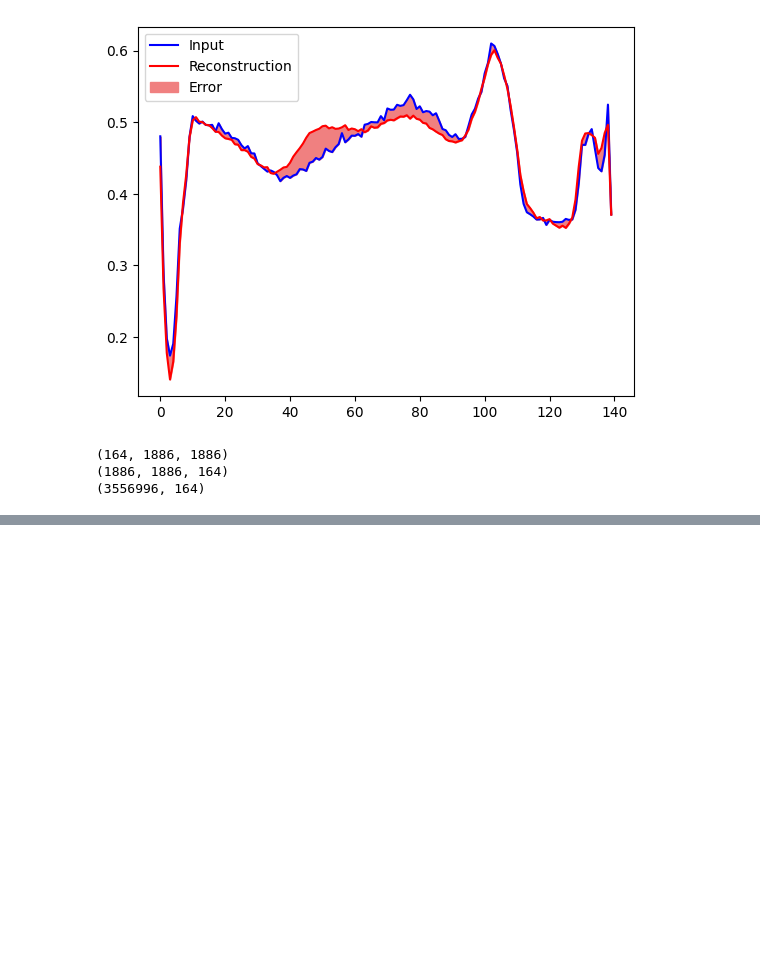
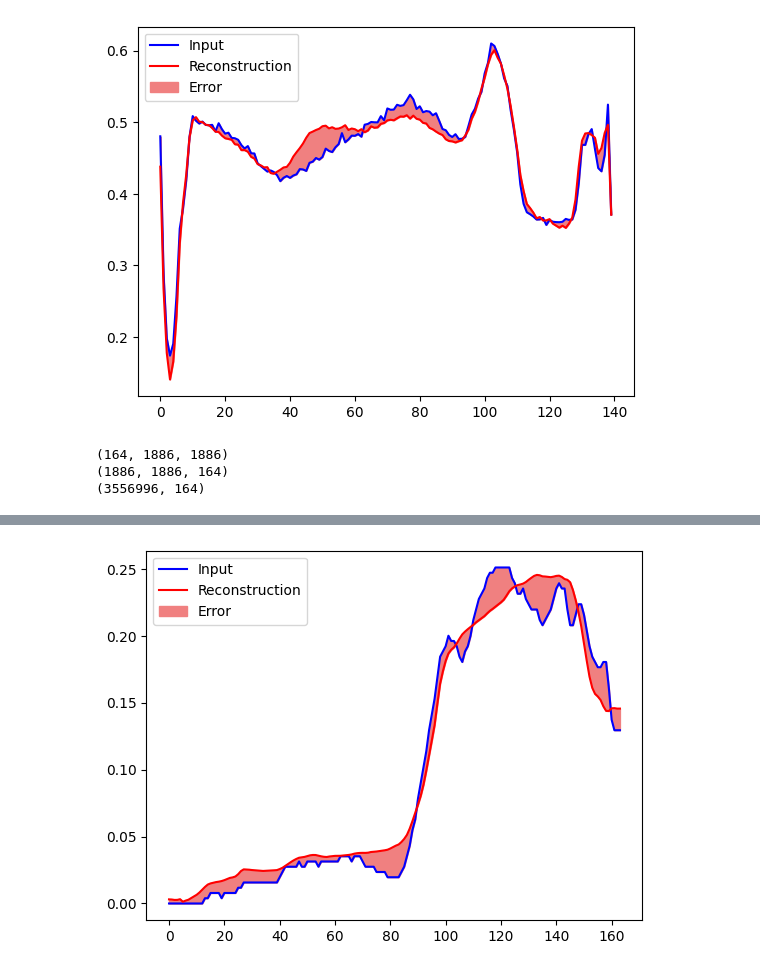
Before and after one commit to tamu-edu-students/HyperTools, a Jupyter notebook: examples/autoencoder.ipynb, the cells around one changed output, grey strips where cells are left out. Saved outputs shown, nothing was run; the diff lists cells and outputs as text; code cells hidden in the pictures; blank space fills up the shorter version.

```diff
--- a/examples/autoencoder.ipynb
+++ b/examples/autoencoder.ipynb
@@ -326,0 +496,11 @@ print(hyper_2d.shape)
+# %%
+test_index=1000
+plt.plot(spectral_test_data_np[test_index], 'b')
+
+
+plt.plot(decoded_data[test_index], 'r')
+plt.fill_between(np.arange(hyper_2d.shape[1]), decoded_data[test_index], spectral_test_data_np[test_index], color='lightcoral')
+plt.legend(labels=["Input", "Reconstruction", "Error"])
+plt.show()
+# %% [output]
+[figure, added]
```
Also changed, not shown: parts of 8 cells of this notebook.
